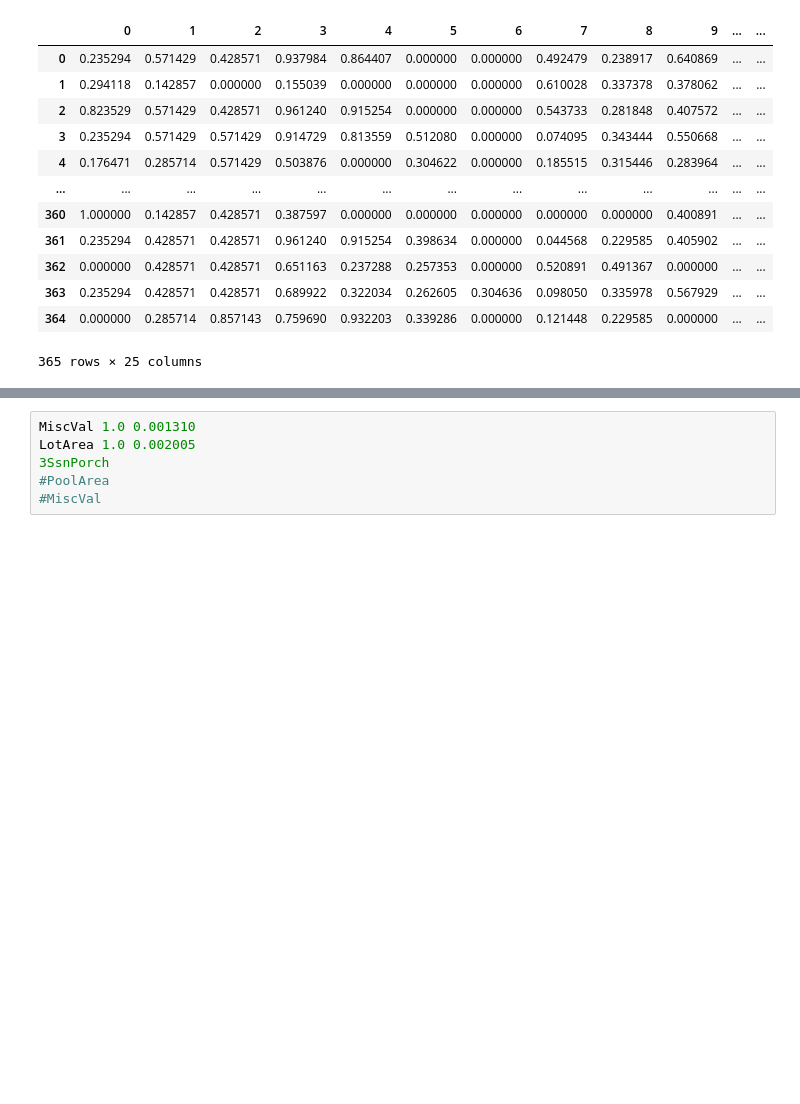
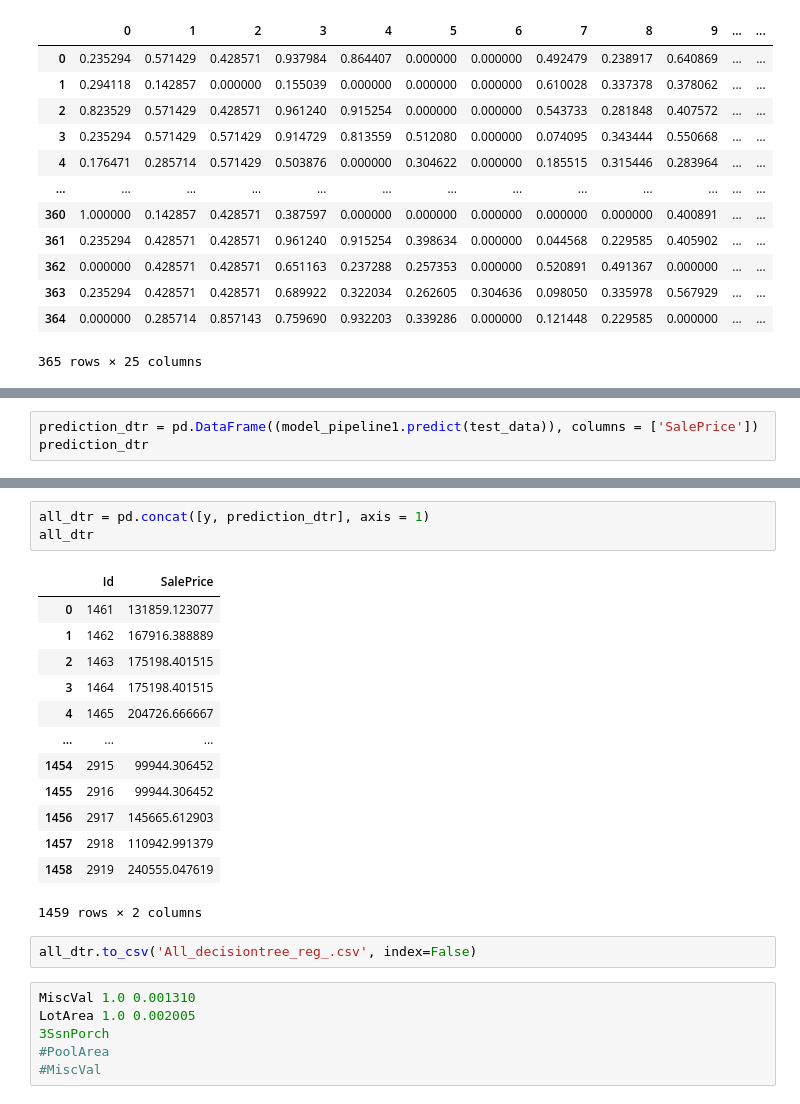
Before and after one commit to Valeriiass/ML_predict._regression_, a Jupyter notebook: Supervised_ML_regression_metrics.ipynb, the cells around one changed output, grey strips where cells are left out. Drawn from its saved outputs; the diff is of its cells as text; blank space fills up the shorter version.

```diff
--- a/Supervised_ML_regression_metrics.ipynb
+++ b/Supervised_ML_regression_metrics.ipynb
@@ -366,0 +409,3 @@ comparing_models_df
+# %%
+prediction_dtr = pd.DataFrame((model_pipeline1.predict(test_data)), columns = ['SalePrice'])
+prediction_dtr
@@ -367,3 +426,22 @@ comparing_models_df
+# %%
+all_dtr = pd.concat([y, prediction_dtr], axis = 1)
+all_dtr
+# %% [output]
+|  | Id | SalePrice |
+| 0 | 1461 | 131859.123077 |
+| 1 | 1462 | 167916.388889 |
+| 2 | 1463 | 175198.401515 |
+| 3 | 1464 | 175198.401515 |
+| 4 | 1465 | 204726.666667 |
+| ... | ... | ... |
+| 1454 | 2915 | 99944.306452 |
+| 1455 | 2916 | 99944.306452 |
+| 1456 | 2917 | 145665.612903 |
+| 1457 | 2918 | 110942.991379 |
+| 1458 | 2919 | 240555.047619 |
+1459 rows × 2 columns
+# %%
+all_dtr.to_csv('All_decisiontree_reg_.csv', index=False)
 # %%
 MiscVal	1.0	0.001310
 LotArea	1.0	0.002005
```
Also changed, not shown: parts of 60 cells of this notebook, 1 other file.
